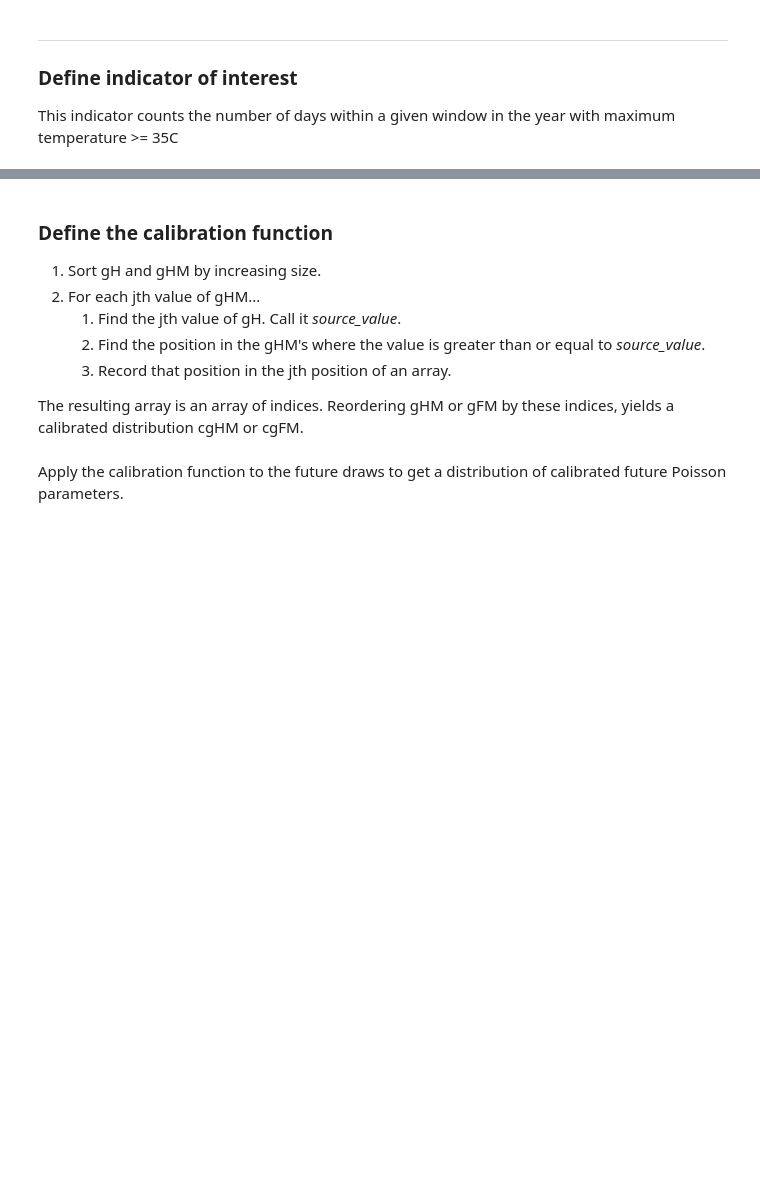
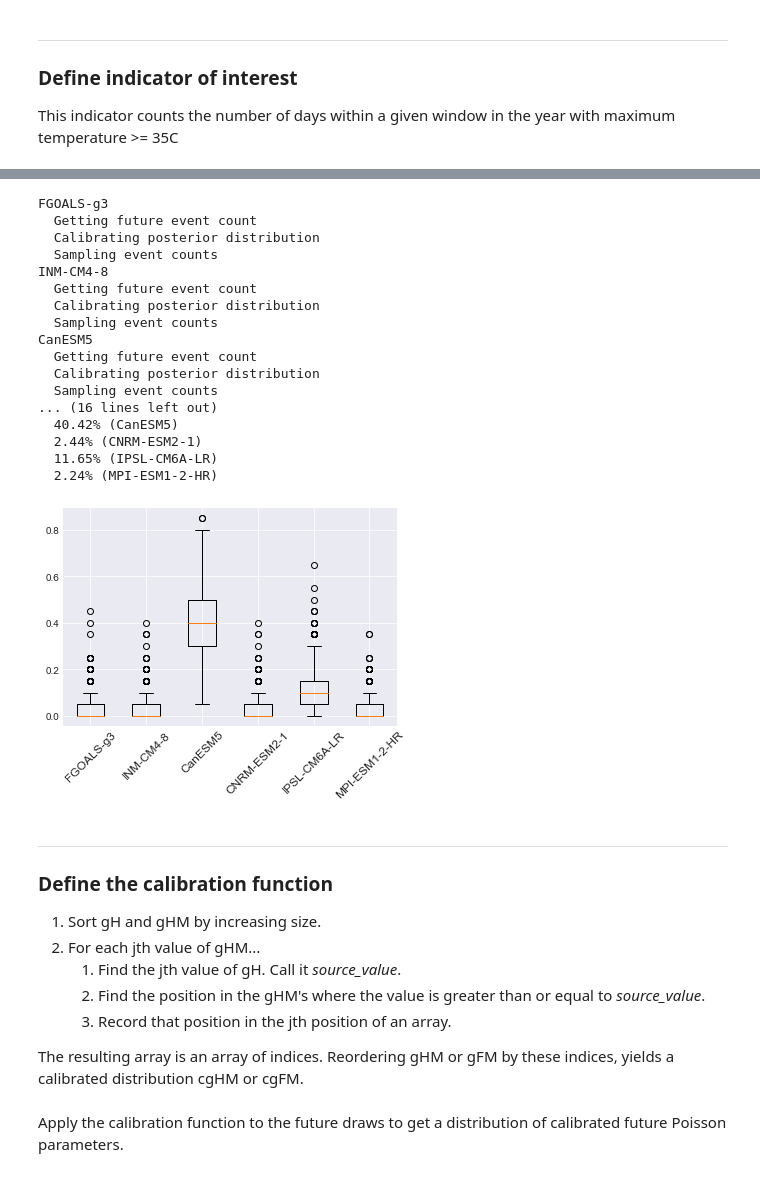
Before and after one commit to wri/cities-probabilistic-indicators, a Jupyter notebook: Switzer_method_demo_1.ipynb, the cells around one changed output, grey strips where cells are left out. Drawn from its saved outputs; the diff is of its cells as text; code cells hidden in the pictures; blank space fills up the shorter version.

```diff
--- a/Switzer_method_demo_1.ipynb
+++ b/Switzer_method_demo_1.ipynb
@@ -140,2 +126,0 @@ FUTURE_END = 2070
-# %%
-MODELS = ['ACCESS-CM2']
@@ -155,7 +160,8 @@ indicators = {
             'nex_add': -273.15,
             'era5_multiply': 1,
             'era5_add': -273.15,
-            'function': lambda windowdata: np.sum(windowdata >= 35, axis=1)
+            'function': lambda windowdata: np.sum(windowdata >= 35, axis=0),
+            'prob_model': 'binomial'
     }
 }
 
@@ -192,7 +198,7 @@ def get_mags(lat, lon, window, start_year, end_year, model, indicator, scenario=
         data_vars = dataset.select(varname).filter(ee.Filter.date(window_start.strftime('%Y-01-01'), window_end_plusone.strftime('%Y-12-31')))
         if model != 'ERA5':
             data_vars = data_vars.filter(ee.Filter.eq('scenario', [scenario, 'historical'][int(year < 2015)]))
-        print('Collecting values {0} {1}'.format(model, year))
         yeardata = pd.DataFrame(data_vars.getRegion(gee_geom, 25000, 'epsg:4326').getInfo())[4][1:]
-        allyears.append(yeardata[d2j(window_start.strftime('%Y-%m-%d'))+1: d2j(window_end_plusone.strftime('%Y-%m-%d'))+1])
-    return indicator_fxn((np.array(allyears) * mult) + add)
+        yeardata = np.array(yeardata[d2j(window_start.strftime('%Y-%m-%d'))+1: d2j(window_end_plusone.strftime('%Y-%m-%d'))+1])
+        allyears.append(indicator_fxn((np.array(yeardata) * mult) + add))
+    return np.array(allyears)
@@ -205,4 +204,0 @@ def get_mags(lat, lon, window, start_year, end_year, model, indicator, scenario=
-# %%
-hobs = get_mags(INITIAL_LATLON[0], INITIAL_LATLON[1], INITIAL_WINDOW, HIST_START, HIST_END, 'ERA5', indicators['dtg34'])
-hmod = get_mags(INITIAL_LATLON[0], INITIAL_LATLON[1], INITIAL_WINDOW, HIST_START, HIST_END, MODELS[0], indicators['dtg34'])
-fmod = get_mags(INITIAL_LATLON[0], INITIAL_LATLON[1], INITIAL_WINDOW, FUTURE_START, FUTURE_END, MODELS[0], indicators['dtg34'])
@@ -247,4 +304,63 @@ plt.show()
+# %%
+successes = []
+freqs = {}
+for model in best_models:
+    print(model)
+    print('  Getting future event count')
+    fmod = get_mags(INITIAL_LATLON[0], INITIAL_LATLON[1], INITIAL_WINDOW, FUTURE_START, FUTURE_END, model, indicators['dtg34'])
+    print('  Calibrating posterior distribution')
+    if indicator['prob_model'] == 'poisson':
+
+        posteriorH_draws = gamma(obs_counts.sum(), 10000)
+        posteriorHM_draws = gamma(mod_counts[model].sum(), 10000)
+        posteriorFM_draws = gamma(fmod.sum(), 10000)
+    else:
+
+        fmod = fmod >= TEST_THRESHOLD
+        hobs = obs_counts >= TEST_THRESHOLD
+        hmod = mod_counts[model] >= TEST_THRESHOLD
+
+        posteriorH_draws = beta(hobs.sum(), hobs.size, 10000)
+        posteriorHM_draws = beta(hmod.sum(), hmod.size, 10000)
+        posteriorFM_draws = beta(fmod.sum(), fmod.size, 10000)
+    cposteriorFM_draws = posteriorFM_draws[calibration_function(posteriorH_draws, posteriorHM_draws)]
+    print('  Sampling event counts')
+    uniform_draws = np.random.randint(low=0, high=10000, size=1000)
+    if indicator['prob_model'] == 'poisson':
+        cFM_draws = np.random.poisson(lam=cposteriorFM_draws[uniform_draws], size=1000)
+    else:
+        cFM_draws = np.random.binomial(n=fmod.size, p=cposteriorFM_draws[uniform_draws], size=1000) / fmod.size
+        freqs[model] = cFM_draws.mean()
+    successes.append(cFM_draws)
+print()
+print('EVENT PROBABILITIES')
+for model in best_models:
+    print('  {0:.2f}% ({1})'.format(freqs[model] * 100, model))
+fig, ax = plt.subplots()
+ax.boxplot(successes)
+ax.set_xticklabels(best_models, rotation=45, fontsize=12)
+plt.show()
+# %% [output]
+FGOALS-g3
+  Getting future event count
+  Calibrating posterior distribution
+  Sampling event counts
+INM-CM4-8
+  Getting future event count
+  Calibrating posterior distribution
+  Sampling event counts
+CanESM5
+  Getting future event count
+  Calibrating posterior distribution
+  Sampling event counts
+... (16 lines left out)
+  40.42% (CanESM5)
+  2.44% (CNRM-ESM2-1)
+  11.65% (IPSL-CM6A-LR)
+  2.24% (MPI-ESM1-2-HR)
+[figure, added]
 # %% [markdown]
+--------------------------------------------------------
 ### Define the calibration function
 
 1. Sort gH and gHM by increasing size.
```
Also changed, not shown: parts of 19 cells of this notebook.
